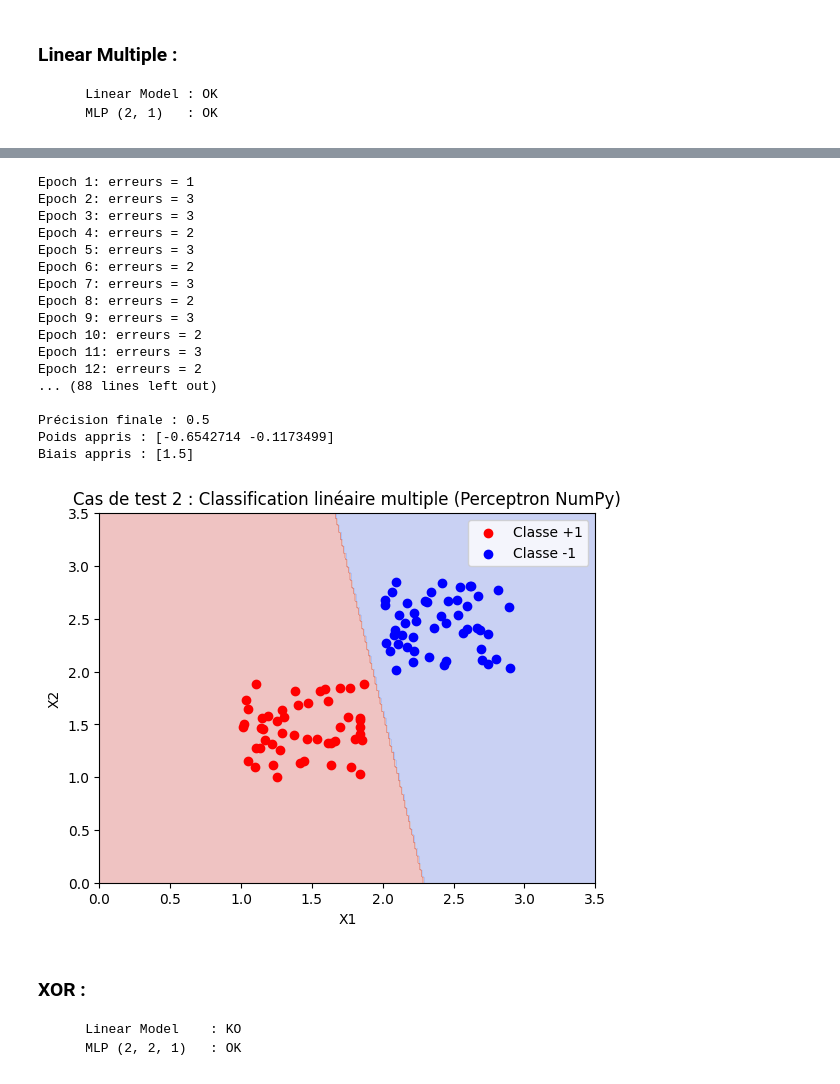
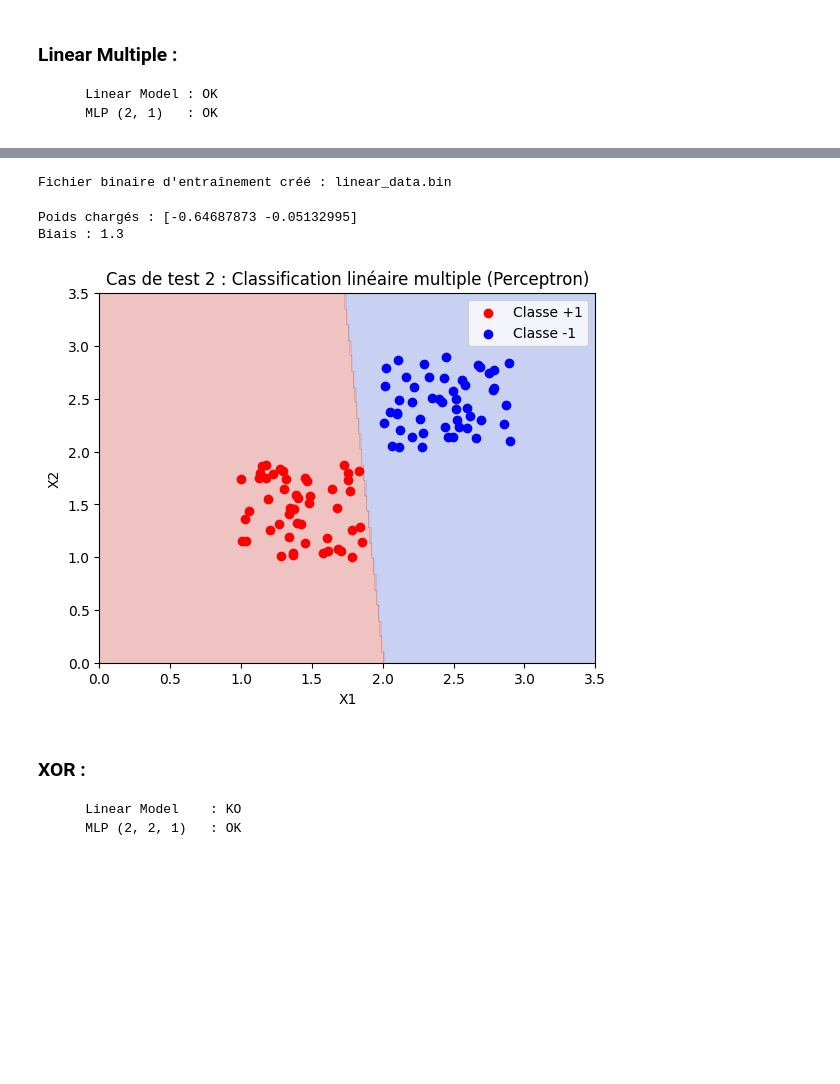
Before and after one commit to Meithal/godot-esgi-master4, a Jupyter notebook: IA/[Notebook] Cas de tests.ipynb, the cells around one changed output, grey strips where cells are left out. Drawn from its saved outputs; the diff is of its cells as text; code cells hidden in the pictures; blank space fills up the shorter version.

Commit message:
Library IA pour rendu

```diff
--- a/IA/[Notebook] Cas de tests.ipynb
+++ b/IA/[Notebook] Cas de tests.ipynb
@@ -116,68 +146,57 @@ plt.clf()
 <Figure size 640x480 with 0 Axes>
+# %%
+# Convertir Y en int pour classification linéaire
+Y_int = Y.astype(np.int32).flatten()
+
+# Définir le type de modèle : 0 = linear classifier
+model_type = 0
+n_samples = X.shape[0]
+input_size = X.shape[1]
+
+# Créer le fichier binaire
+with open("linear_data.bin", "wb") as f:
+    # Écrire le type de modèle et dimensions
+    f.write(np.array([model_type, n_samples, input_size], dtype=np.int32).tobytes())
+    # Écrire X
+    f.write(X.astype(np.float64).tobytes())
+    # Écrire Y
+    f.write(Y_int.tobytes())
+
+print("Fichier binaire d'entraînement créé : linear_data.bin")
+# %% [output]
+Fichier binaire d'entraînement créé : linear_data.bin
 # %%
-# Initialisation des paramètres
-w = np.zeros(X.shape[1])
-b = 0
-lr = 0.1
-epochs = 100
+# Charger les poids depuis le fichier généré par le programme C
+with open("Machinelib/PoidsBinary/linear_multiple_w.bin", "rb") as f:
+    input_size = np.frombuffer(f.read(4), dtype=np.int32)[0]  # int = 4 bytes
+    w = np.frombuffer(f.read(input_size*8), dtype=np.float64)
+    b = np.frombuffer(f.read(8), dtype=np.float64)[0]
 
-# Entraînement du perceptron
-for epoch in range(epochs):
-    errors = 0
-    for i in range(len(X)):
-        y_pred = np.sign(np.dot(w, X[i]) + b)
-        if y_pred == 0:
-            y_pred = 1
-        if Y[i] * y_pred <= 0:
-            w += lr * Y[i] * X[i]
-            b += lr * Y[i]
-            errors += 1
-    print(f"Epoch {epoch+1}: erreurs = {errors}")
-
-# Évaluation
-y_pred_final = np.sign(X.dot(w) + b)
-accuracy = np.mean(y_pred_final == Y)
-print("\nPrécision finale :", accuracy)
-print("Poids appris :", w)
-print("Biais appris :", b)
+print("Poids chargés :", w)
+print("Biais :", b)
 
 # Visualisation du plan de décision
 x_min, x_max = 0, 3.5
 y_min, y_max = 0, 3.5
 xx, yy = np.meshgrid(np.linspace(x_min, x_max, 300),
                      np.linspace(y_min, y_max, 300))
 Z = np.sign(w[0]*xx + w[1]*yy + b)
 
 plt.contourf(xx, yy, Z, alpha=0.3, cmap="coolwarm")
 
 # Données
 plt.scatter(X[0:50, 0], X[0:50, 1], color='red', label='Classe +1')
 plt.scatter(X[50:100, 0], X[50:100, 1], color='blue', label='Classe -1')
 
-plt.title("Cas de test 2 : Classification linéaire multiple (Perceptron NumPy)")
+plt.title("Cas de test 2 : Classification linéaire multiple (Perceptron)")
 plt.xlabel("X1")
 plt.ylabel("X2")
 plt.legend()
 plt.show()
 # %% [output]
-Epoch 1: erreurs = 1
-Epoch 2: erreurs = 3
-Epoch 3: erreurs = 3
-Epoch 4: erreurs = 2
-Epoch 5: erreurs = 3
-Epoch 6: erreurs = 2
-Epoch 7: erreurs = 3
-Epoch 8: erreurs = 2
-Epoch 9: erreurs = 3
-Epoch 10: erreurs = 2
-Epoch 11: erreurs = 3
-Epoch 12: erreurs = 2
-... (88 lines left out)
-
-Précision finale : 0.5
-Poids appris : [-0.6542714 -0.1173499]
-Biais appris : [1.5]
+Poids chargés : [-0.64687873 -0.05132995]
+Biais : 1.3
-[figure, old version]
+[figure, new version]
 # %% [markdown]
 ### XOR :
         Linear Model    : KO
```
Also changed, not shown: parts of 10 cells of this notebook, 23 other files.
